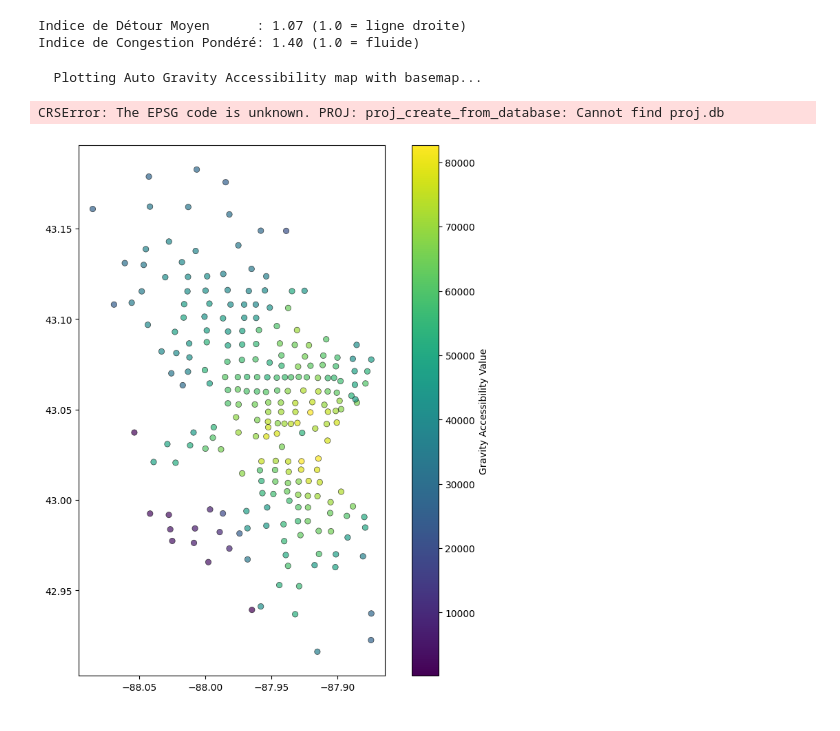
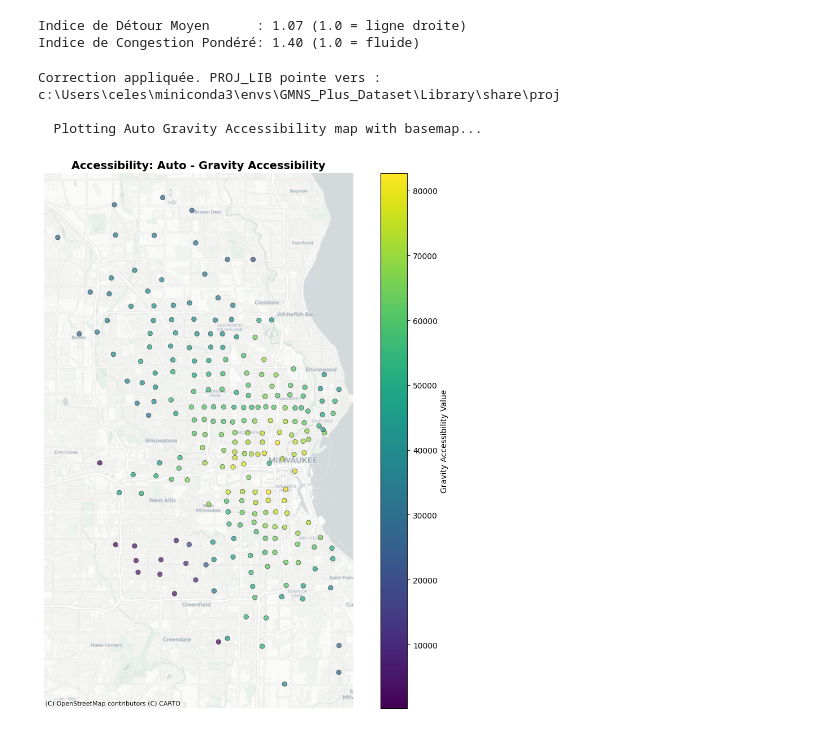
Before and after one commit to antoinekc8/DOTNET_project, a Jupyter notebook: notebook/celestin.ipynb, the cells around one changed output. Saved outputs shown, nothing was run; the diff lists cells and outputs as text; code cells hidden in the pictures.

```diff
--- a/notebook/celestin.ipynb
+++ b/notebook/celestin.ipynb
@@ -236,28 +236,44 @@ Indice de Congestion Pondéré: 1.40 (1.0 = fluide)
 # %%
 from shapely.geometry import Point
 import utils_accessibility as ua  # Votre module
+import os
+import sys
+
+# 1. On récupère le chemin de votre environnement Conda actuel
+conda_env_path = sys.prefix
+
+# 2. On construit le chemin vers le dossier 'proj' (spécifique à Windows)
+# Ce dossier contient le fameux 'proj.db' manquant
+proj_lib_path = os.path.join(conda_env_path, 'Library', 'share', 'proj')
+
+# 3. On force la variable d'environnement AVANT d'importer geopandas
+os.environ['PROJ_LIB'] = proj_lib_path
+
+print(f"Correction appliquée. PROJ_LIB pointe vers : {proj_lib_path}")
+
 
 # Création d'un GeoDataFrame temporaire pour les centres des zones
 zones_coords = df_od_performance[['o_zone_id', 'o_x_coord', 'o_y_coord']].drop_duplicates()
 geometry = [Point(xy) for xy in zip(zones_coords.o_x_coord, zones_coords.o_y_coord)]
 zones_gdf = gpd.GeoDataFrame(zones_coords, geometry=geometry, crs="EPSG:4326")
 zones_gdf.rename(columns={'o_zone_id': 'id'}, inplace=True)
 
 # Note : Pour une vraie carte choroplèthe (zones pleines), il faudrait créer des polygones de Voronoi
 # ou charger le vrai Shapefile des zones. Ici, nous aurons des points.
 
 # Visualisation avec votre fonction utilitaire
 fig1, ax1 = ua.plot_accessibility_map_with_basemap(
     zones_gdf=zones_gdf,
     accessibility_series=acc_gravity,
     mode_name="Auto",
     measure_name="Gravity Accessibility",
     color_map="viridis", # Viridis est souvent plus lisible que PiYG pour des échelles positives
     verbose=True
 )
 
 plt.show()
 # %% [output]
+Correction appliquée. PROJ_LIB pointe vers : c:\Users\celes\miniconda3\envs\GMNS_Plus_Dataset\Library\share\proj
+
   Plotting Auto Gravity Accessibility map with basemap...
-CRSError: The EPSG code is unknown. PROJ: proj_create_from_database: Cannot find proj.db
-[figure, old version]
+[figure, new version]
```
Also changed, not shown: parts of 1 cell of this notebook.
